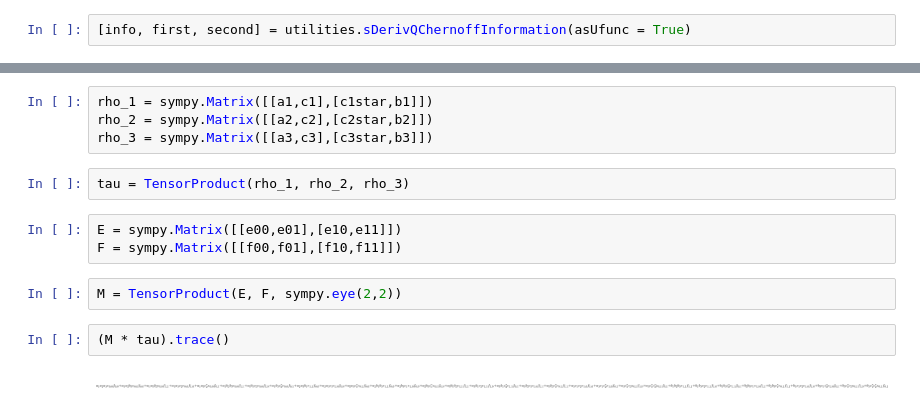
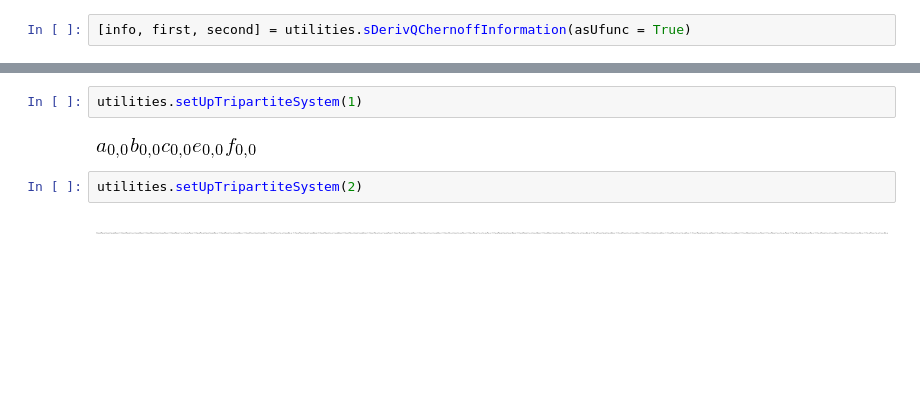
Before and after one commit to aarongrisez/ReverseDistinguishability, a Jupyter notebook: analyticScripts/QCB.ipynb, the cells around one changed output, grey strips where cells are left out. Cells and saved outputs as stored; diff of their text form; blank space fills up the shorter version.

Commit message:
Added setup for qudit systems

```diff
--- a/analyticScripts/QCB.ipynb
+++ b/analyticScripts/QCB.ipynb
@@ -38,15 +10,8 @@ f11 = sympy.Symbol('f_1,1')
-# %%
-rho_1 = sympy.Matrix([[a1,c1],[c1star,b1]])
-rho_2 = sympy.Matrix([[a2,c2],[c2star,b2]])
-rho_3 = sympy.Matrix([[a3,c3],[c3star,b3]])
-# %%
-tau = TensorProduct(rho_1, rho_2, rho_3)
-# %%
-E = sympy.Matrix([[e00,e01],[e10,e11]])
-F = sympy.Matrix([[f00,f01],[f10,f11]])
-# %%
-M = TensorProduct(E, F, sympy.eye(2,2))
-# %%
-(M * tau).trace()
-# %% [output]
-[figure, removed]
+# %%
+utilities.setUpTripartiteSystem(1)
+# %% [output]
+[figure, added]
+# %%
+utilities.setUpTripartiteSystem(2)
+# %% [output]
+[figure, added]
```
Also changed, not shown: parts of 5 cells of this notebook, 1 other file.
